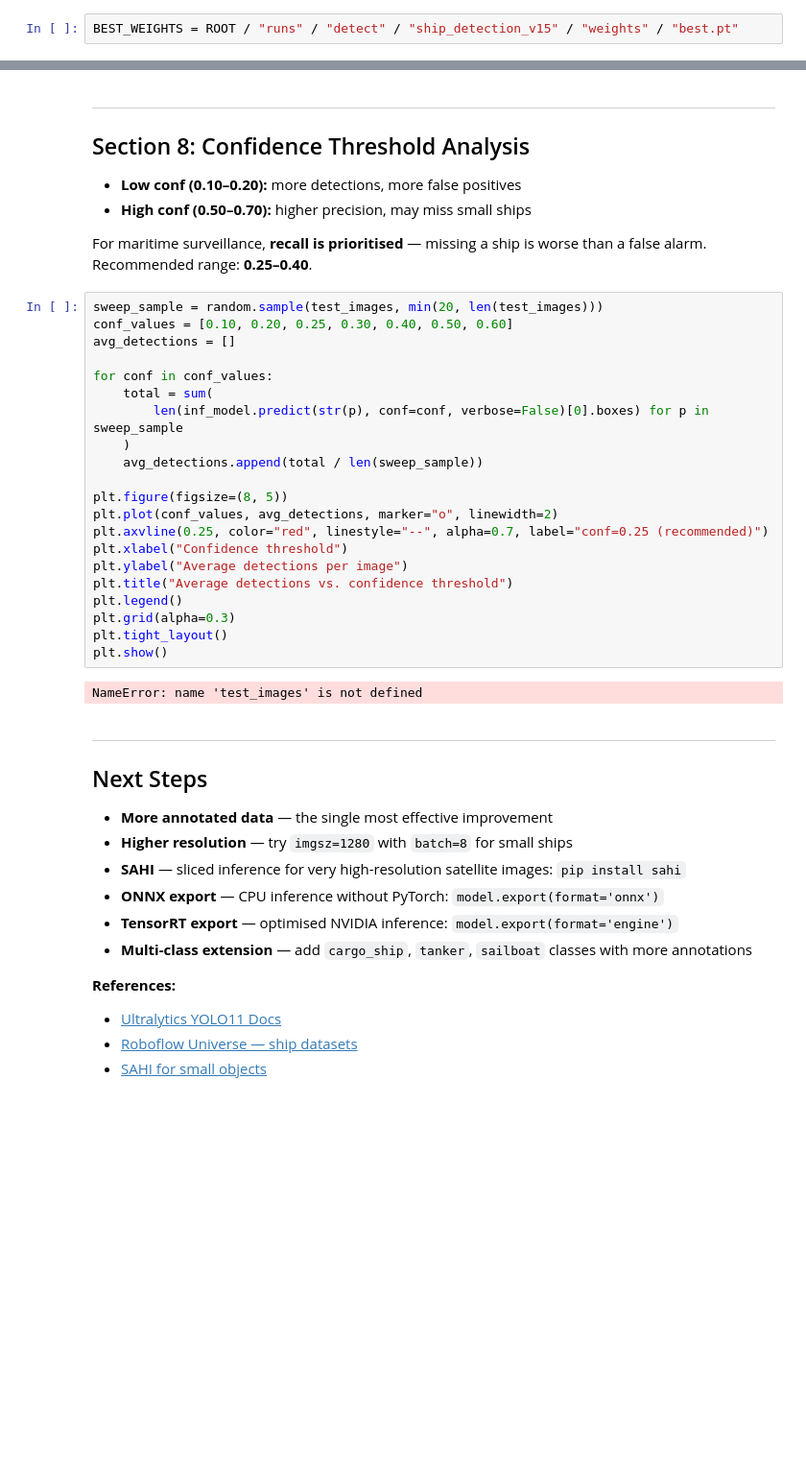
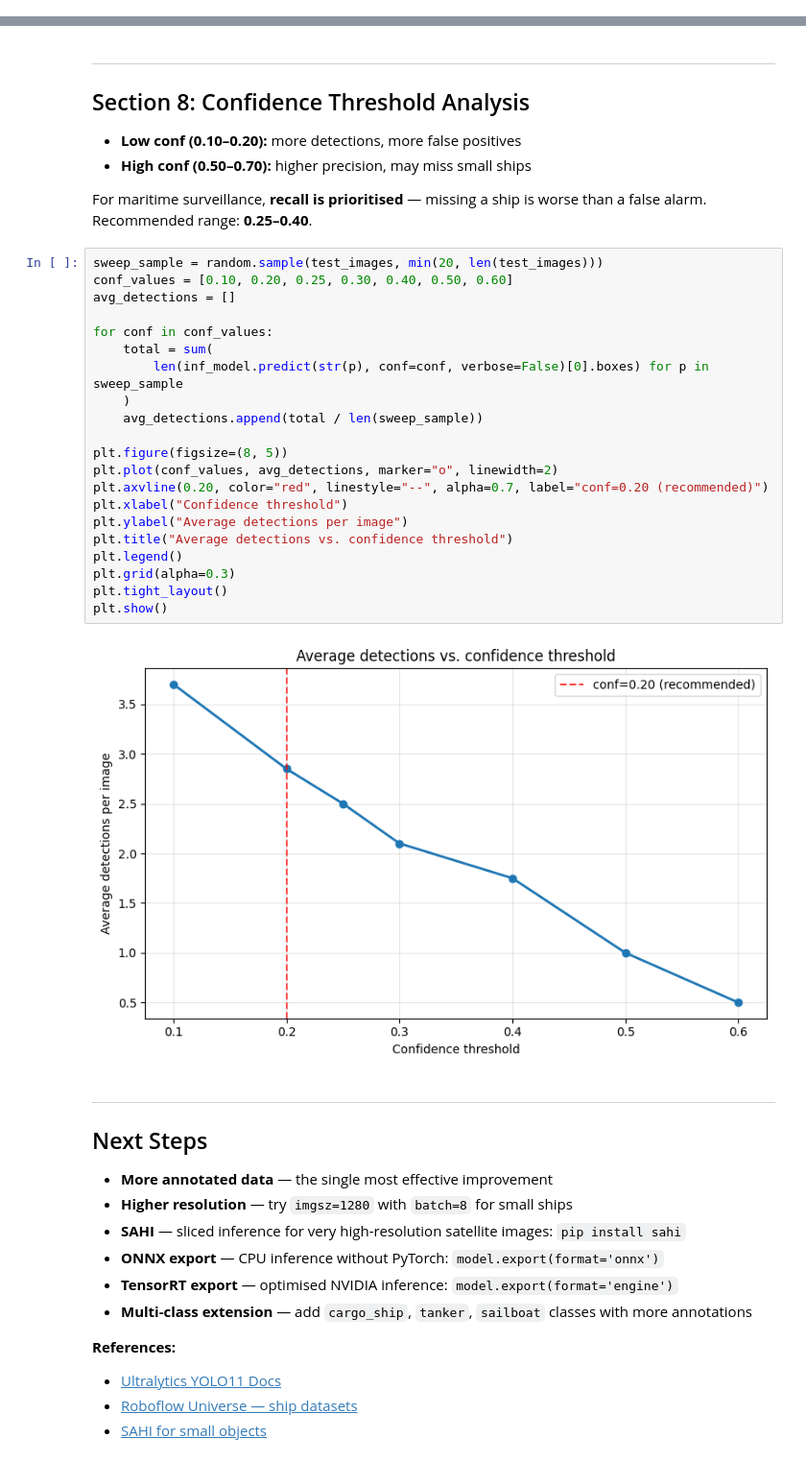
Before and after one commit to leonardoheis/diplo-mod-2, a Jupyter notebook: ship_detection_local_v3.ipynb, the cells around one changed output, grey strips where cells are left out. Shown at 96% size. Saved outputs shown, nothing was run; the diff lists cells and outputs as text; blank space fills up the shorter version.

```diff
--- a/ship_detection_local_v3.ipynb
+++ b/ship_detection_local_v3.ipynb
@@ -422,8 +406,6 @@ Starting training for 100 epochs...
 # %% [markdown]
 ---
 ## Section 5: Training Results
-# %%
-BEST_WEIGHTS = ROOT / "runs" / "detect" / "ship_detection_v15" / "weights" / "best.pt"
 # %%
 # Resolve latest training run if TRAIN_DIR is not set (re-running this cell after restart)
 if "TRAIN_DIR" not in dir() or not Path(TRAIN_DIR).exists():
@@ -639,26 +629,26 @@ Recommended range: **0.25–0.40**.
 # %%
 sweep_sample = random.sample(test_images, min(20, len(test_images)))
 conf_values = [0.10, 0.20, 0.25, 0.30, 0.40, 0.50, 0.60]
 avg_detections = []
 
 for conf in conf_values:
     total = sum(
         len(inf_model.predict(str(p), conf=conf, verbose=False)[0].boxes) for p in sweep_sample
     )
     avg_detections.append(total / len(sweep_sample))
 
 plt.figure(figsize=(8, 5))
 plt.plot(conf_values, avg_detections, marker="o", linewidth=2)
-plt.axvline(0.25, color="red", linestyle="--", alpha=0.7, label="conf=0.25 (recommended)")
+plt.axvline(0.20, color="red", linestyle="--", alpha=0.7, label="conf=0.20 (recommended)")
 plt.xlabel("Confidence threshold")
 plt.ylabel("Average detections per image")
 plt.title("Average detections vs. confidence threshold")
 plt.legend()
 plt.grid(alpha=0.3)
 plt.tight_layout()
 plt.show()
 # %% [output]
-NameError: name 'test_images' is not defined
+[figure, added]
 # %% [markdown]
 ---
 ## Next Steps
```
Also changed, not shown: parts of 12 cells of this notebook.
